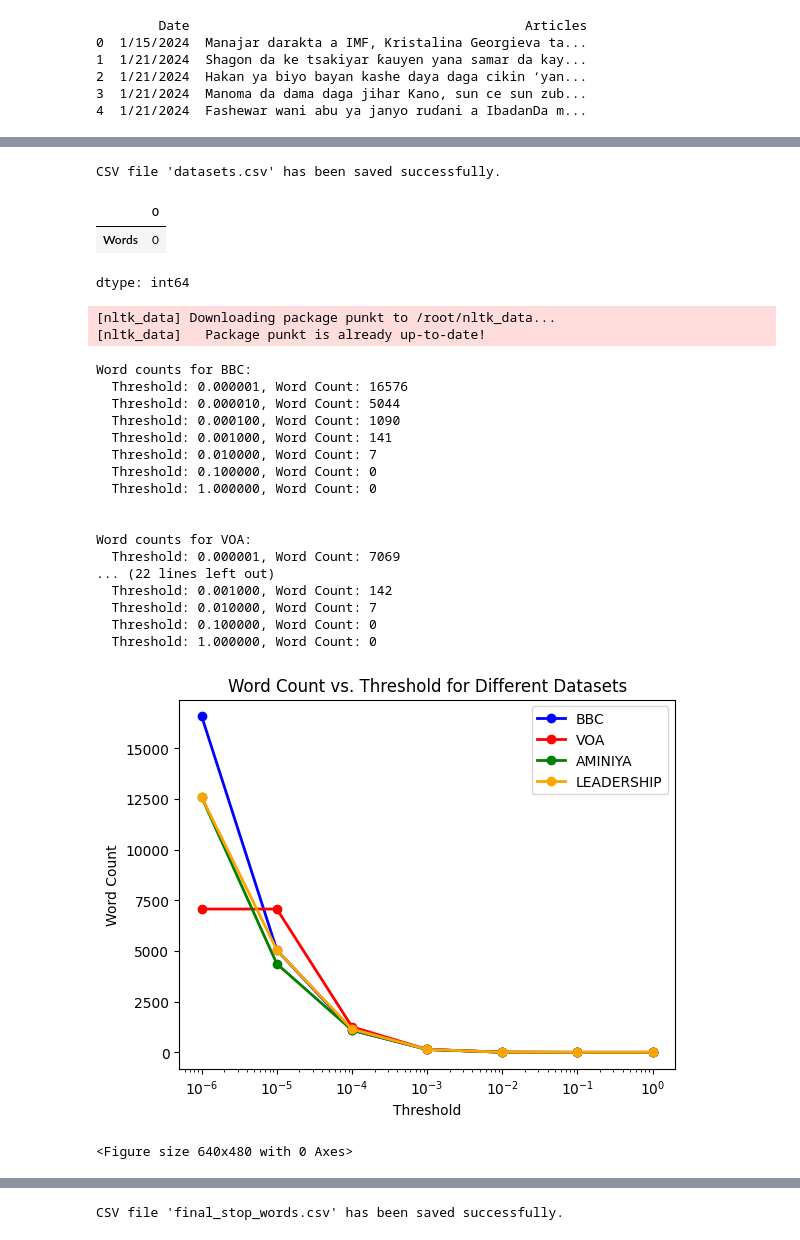
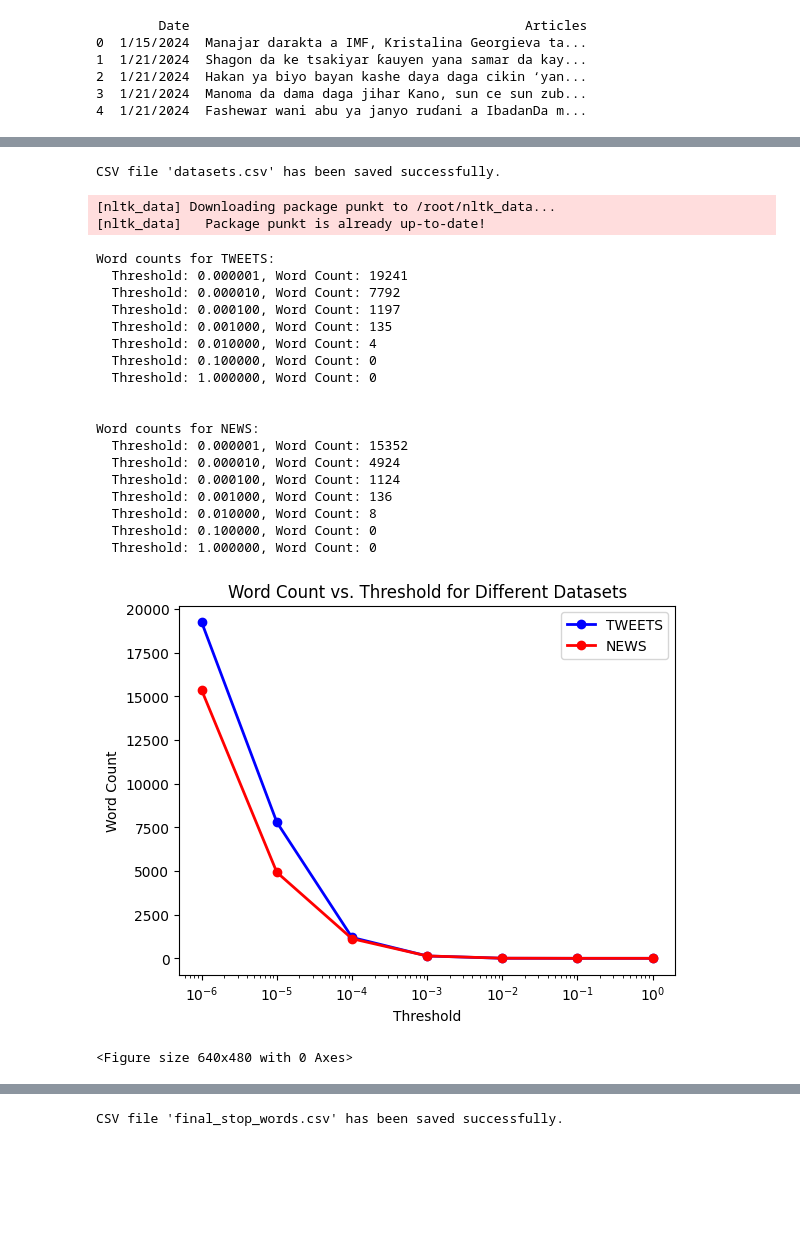
Before and after one commit to bbash/List-of-Hausa-Stop-Word, a Jupyter notebook: List_of_Hausa_words.ipynb, the cells around one changed output, grey strips where cells are left out. Saved outputs shown, nothing was run; the diff lists cells and outputs as text; code cells hidden in the pictures; blank space fills up the shorter version.

```diff
--- a/List_of_Hausa_words.ipynb
+++ b/List_of_Hausa_words.ipynb
@@ -97,50 +125,46 @@ Total words 1202821
 # %%
 # save the merged word in csv file format
-BBC_words = pd.DataFrame({'Words': BBC_words})
-VOA_words = pd.DataFrame({'Words': VOA_words})
-AMINIYA_words = pd.DataFrame({'Words': AMINIYA_words})
-LEADERSHIP_words = pd.DataFrame({'Words': LEADERSHIP_words})
+news = pd.DataFrame({'Words': merged_words})
+tweets = pd.DataFrame({'Words': Tweet_words})
+
 
 
 # Save the DataFrame to a CSV file
-BBC_words.to_csv('df_BBC_words.csv', index=False)
-VOA_words.to_csv('df_VOA_words.csv', index=False)
-AMINIYA_words.to_csv('df_AMINIYA_words.csv', index=False)
-LEADERSHIP_words.to_csv('df_LEADERSHIP_words.csv', index=False)
+news.to_csv('news.csv', index=False)
+tweets.to_csv('tweet.csv', index=False)
+
 
 print("CSV file 'datasets.csv' has been saved successfully.")
-words_df = pd.read_csv('datasets.csv').dropna(axis=0)
-words_df.isna().sum()
+#words_df = pd.read_csv('datasets.csv').dropna(axis=0)
+#words_df.isna().sum()
 # %% [output]
 CSV file 'datasets.csv' has been saved successfully.
-|  | 0 |
-| Words | 0 |
-dtype: int64
 # %%
 import pandas as pd
 from sklearn.feature_extraction.text import TfidfVectorizer
 from collections import defaultdict
 import matplotlib.pyplot as plt
 import nltk
+import pickle
 nltk.download('punkt')
 from nltk.tokenize import sent_tokenize, word_tokenize
 
 # Load datasets
-bbc_df = pd.read_csv('df_BBC_words.csv')
-voa_df = pd.read_csv('df_VOA_words.csv')
-aminiya_df = pd.read_csv('df_AMINIYA_words.csv')
-leadership_df = pd.read_csv('df_LEADERSHIP_words.csv')
+tweets = pd.read_csv('tweet.csv')
+news = pd.read_csv('news.csv')
+
+tweet_words_at_threshold = []
+news_words_at_threshold = []
 
 # Extract text columns
-bbc_text = bbc_df['Words']
-voa_text = voa_df['Words']
-aminiya_text = aminiya_df['Words']
-leadership_text = leadership_df['Words']
+tweets = tweets['Words']
+news = news['Words']
+
 
 # Define datasets, names, and colors
-datasets = [bbc_text, voa_text, aminiya_text, leadership_text]
-dataset_names = ['BBC', 'VOA', 'AMINIYA', 'LEADERSHIP']
-colors = ['blue', 'red', 'green', 'orange']
+datasets = [tweets, news]
+dataset_names = ['TWEETS', 'NEWS']
+colors = ['blue', 'red']
 
 # Define thresholds
 thresholds = [1.0E-06, 1.0E-05, 1.0E-04, 1.0E-03, 1.0E-02, 1.0E-01, 1.0E+00]
@@ -176,43 +200,55 @@ for i, dataset in enumerate(datasets):
     print(f"Word counts for {dataset_names[i]}:")
     for threshold in thresholds:
         filtered_words = {word: score for word, score in word_tfidf_scores.items() if score >= threshold}
         word_count = len(filtered_words)
         print(f"  Threshold: {threshold:.6f}, Word Count: {word_count}")
         word_counts.append(word_count)  # Append word_count to the list
+        if threshold == 0.001:
+            if dataset_names[i] == 'TWEETS':
+                tweet_words_at_threshold = list(filtered_words.keys())
+            elif dataset_names[i] == 'NEWS':
+                news_words_at_threshold = list(filtered_words.keys())
     print("\n")  # Add a newline for better readability
 
     # Plot word counts for the current dataset
     plt.plot(thresholds, word_counts, marker='o', label=dataset_names[i], color=colors[i], linewidth=2)  # Increased linewidth for spacing
+# Save the lists
+with open('tweet_words_0001.pkl', 'wb') as f:
+    pickle.dump(tweet_words_at_threshold, f)
+
+with open('news_words_0001.pkl', 'wb') as f:
+    pickle.dump(news_words_at_threshold, f)
 
 # Set plot properties
 plt.xscale('log')
 plt.xlabel('Threshold')
 plt.ylabel('Word Count')
 plt.title('Word Count vs. Threshold for Different Datasets')
 plt.legend()
 
 plt.show()
 
 plt.savefig('selected_words.png', bbox_inches='tight', pad_inches=0)
 # %% [output]
 [nltk_data] Downloading package punkt to /root/nltk_data...
 [nltk_data]   Package punkt is already up-to-date!
-Word counts for BBC:
-  Threshold: 0.000001, Word Count: 16576
-  Threshold: 0.000010, Word Count: 5044
-  Threshold: 0.000100, Word Count: 1090
-  Threshold: 0.001000, Word Count: 141
-  Threshold: 0.010000, Word Count: 7
+Word counts for TWEETS:
+  Threshold: 0.000001, Word Count: 19241
+  Threshold: 0.000010, Word Count: 7792
+  Threshold: 0.000100, Word Count: 1197
+  Threshold: 0.001000, Word Count: 135
+  Threshold: 0.010000, Word Count: 4
   Threshold: 0.100000, Word Count: 0
   Threshold: 1.000000, Word Count: 0
 
 
-Word counts for VOA:
-  Threshold: 0.000001, Word Count: 7069
-... (22 lines left out)
-  Threshold: 0.001000, Word Count: 142
-  Threshold: 0.010000, Word Count: 7
+Word counts for NEWS:
+  Threshold: 0.000001, Word Count: 15352
+  Threshold: 0.000010, Word Count: 4924
+  Threshold: 0.000100, Word Count: 1124
+  Threshold: 0.001000, Word Count: 136
+  Threshold: 0.010000, Word Count: 8
   Threshold: 0.100000, Word Count: 0
   Threshold: 1.000000, Word Count: 0
-[figure, old version]
+[figure, new version]
 <Figure size 640x480 with 0 Axes>
```
Also changed, not shown: parts of 14 cells of this notebook.
